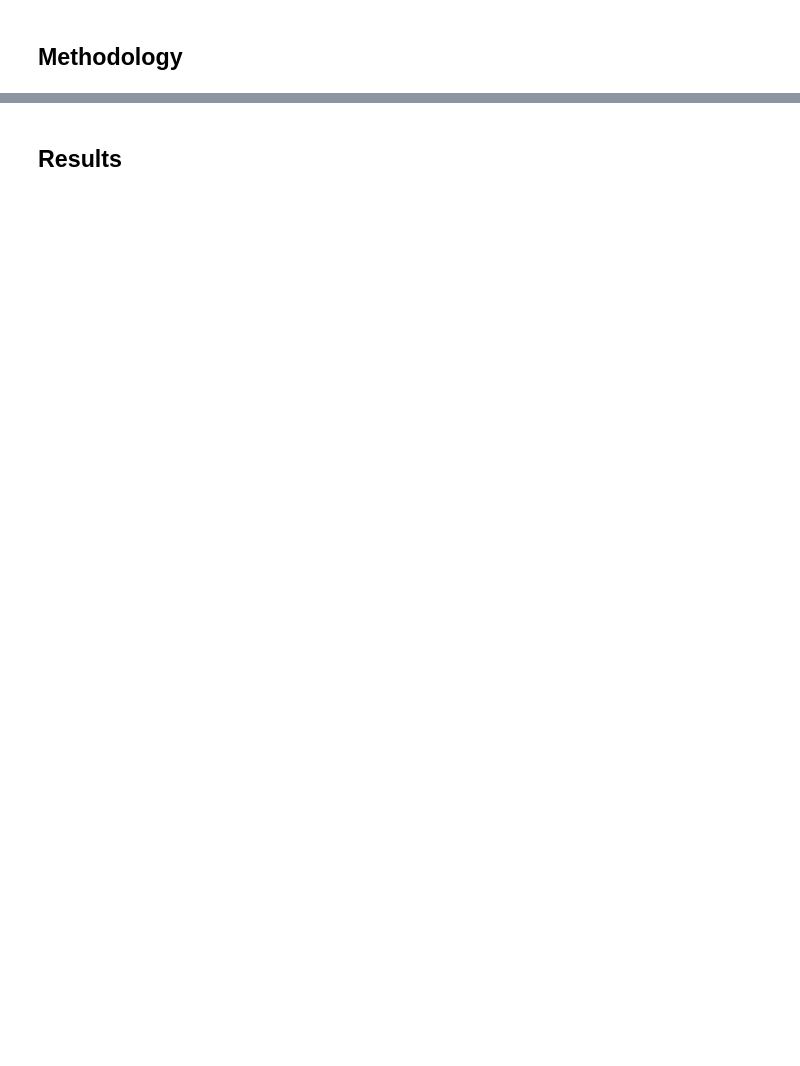
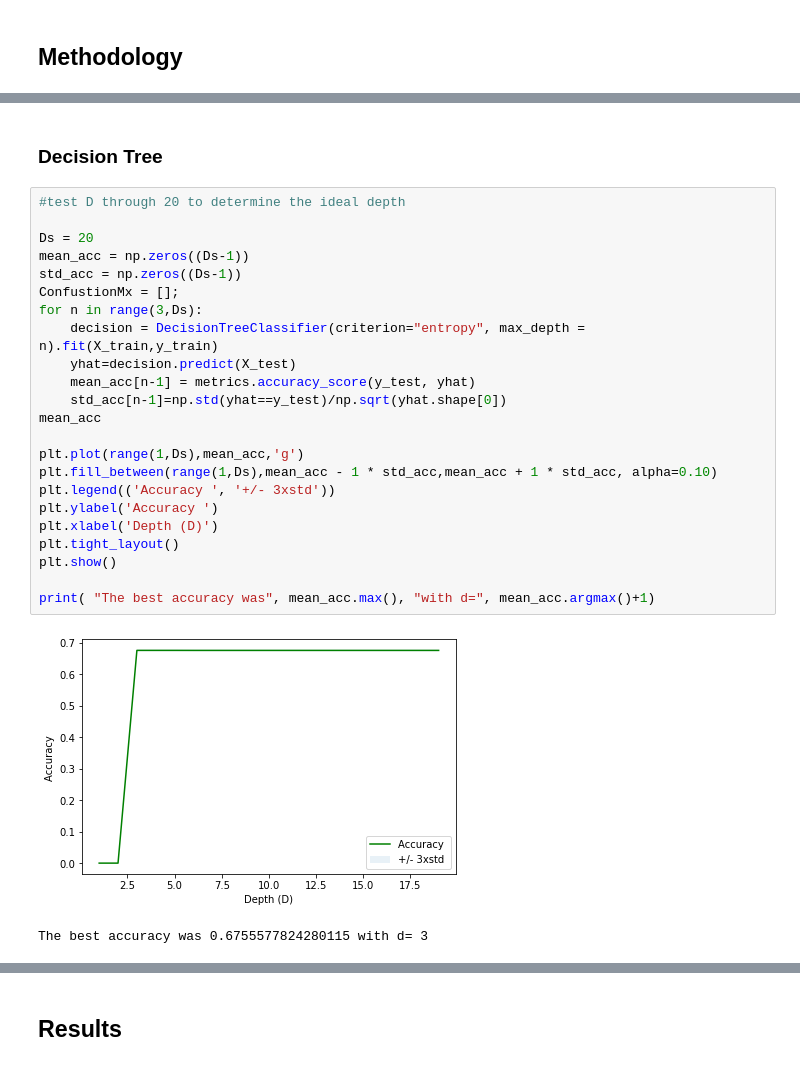
Before and after one commit to huachen-bai/Coursera_Capstone, a Jupyter notebook: IBM Data Science Capstone.ipynb, the cells around one changed output, grey strips where cells are left out. Saved outputs shown, nothing was run; the diff lists cells and outputs as text; blank space fills up the shorter version.

```diff
--- a/IBM Data Science Capstone.ipynb
+++ b/IBM Data Science Capstone.ipynb
@@ -48,0 +330,28 @@ Methodology content
+# %% [markdown]
+### Decision Tree
+# %%
+#test D through 20 to determine the ideal depth
+
+Ds = 20
+mean_acc = np.zeros((Ds-1))
+std_acc = np.zeros((Ds-1))
+ConfustionMx = [];
+for n in range(3,Ds):
+    decision = DecisionTreeClassifier(criterion="entropy", max_depth = n).fit(X_train,y_train)
+    yhat=decision.predict(X_test)
+    mean_acc[n-1] = metrics.accuracy_score(y_test, yhat)
+    std_acc[n-1]=np.std(yhat==y_test)/np.sqrt(yhat.shape[0])
+mean_acc
+
+plt.plot(range(1,Ds),mean_acc,'g')
+plt.fill_between(range(1,Ds),mean_acc - 1 * std_acc,mean_acc + 1 * std_acc, alpha=0.10)
+plt.legend(('Accuracy ', '+/- 3xstd'))
+plt.ylabel('Accuracy ')
+plt.xlabel('Depth (D)')
+plt.tight_layout()
+plt.show()
+
+print( "The best accuracy was", mean_acc.max(), "with d=", mean_acc.argmax()+1)
+# %% [output]
+[figure, added]
+The best accuracy was 0.6755577824280115 with d= 3
```
Also changed, not shown: parts of 34 cells of this notebook, 2 other files.
